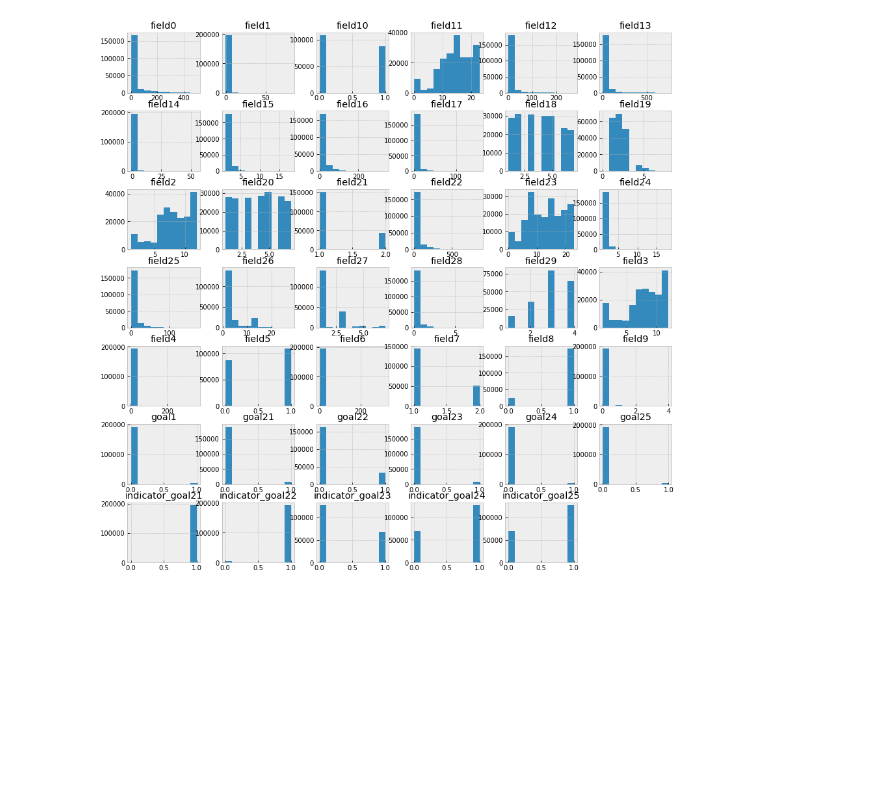
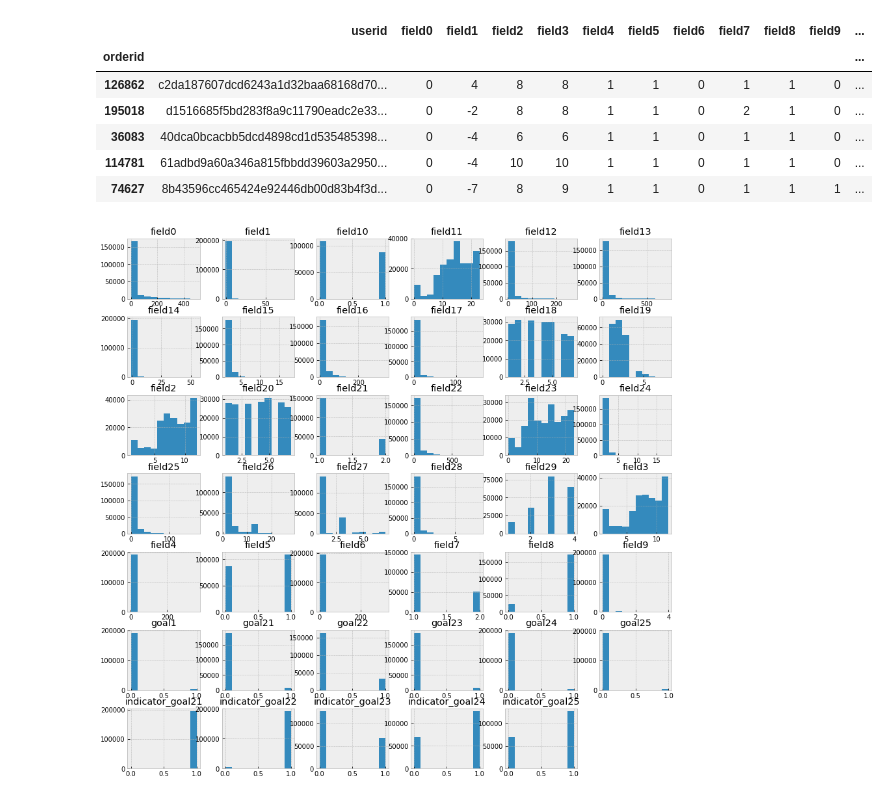
Before and after one commit to andygoosh/OneTwoTrip-Contest, a Jupyter notebook: workinprogress.ipynb, the cells around one changed output. Cells and saved outputs as stored; diff of their text form; code cells hidden in the pictures; blank space fills up the shorter version.

```diff
--- a/workinprogress.ipynb
+++ b/workinprogress.ipynb
@@ -99,3 +86,38 @@ Populating the interactive namespace from numpy and matplotlib
+# %%
+def anti_scaler(X):
+  #Anti-StandardScaler для Field1 и Field14 тиснуто отсюда https://github.com/IlyaSviridov/OneTwoTrip-Contest/blob/master/EDA_fields_1.ipynb
+  unique14 = np.unique(X['field14'])
+  new_unique14 = np.round(unique14 / 0.14006639 - 0.27860731).astype(int)
+  dict14 = {unique14[i]: new_unique14[i] for i in range(len(unique14))}
+  X['field14'] = X['field14'].apply(lambda x: dict14[x])
+
+  unique1 = np.unique(X['field1'])
+  new_unique1 = np.round(unique1  / 0.077571 + 0.0765905).astype(int)
+  dict1 = {unique1[i]: new_unique1[i] for i in range(len(unique1))}
+  X['field1'] = X['field1'].apply(lambda x: dict1[x])
+  return X
+
+df_train = pd.read_csv('https://boosters.pro/api/ch/files/pub/onetwotrip_challenge_train.csv', index_col='orderid') #, dtype={'field1': np.float64, 'field14': np.float64})
+df_test = pd.read_csv('https://boosters.pro/api/ch/files/pub/onetwotrip_challenge_test.csv', index_col='orderid') #, dtype={'field1': np.float64, 'field14': np.float64})
+
+df_train, df_oof = train_test_split(df_train, random_state=RS, shuffle=True, test_size=0.1)
+
+df_train = anti_scaler(df_train)
+df_test = anti_scaler(df_test)
+df_oof = anti_scaler(df_oof)
+
+TARGET = 'goal1'
+FTS = list(filter(lambda x: 'field' in x, df_train.columns))
+
+df_train.head()
+# %% [output]
+|  | userid | field0 | field1 | field2 | field3 | field4 | field5 | field6 | field7 | field8 | field9 | ... |
+| orderid |  |  |  |  |  |  |  |  |  |  |  | ... |
+| 126862 | c2da187607dcd6243a1d32baa68168d70... | 0 | 4 | 8 | 8 | 1 | 1 | 0 | 1 | 1 | 0 | ... |
+| 195018 | d1516685f5bd283f8a9c11790eadc2e33... | 0 | -2 | 8 | 8 | 1 | 1 | 0 | 2 | 1 | 0 | ... |
+| 36083 | 40dca0bcacbb5dcd4898cd1d535485398... | 0 | -4 | 6 | 6 | 1 | 1 | 0 | 1 | 1 | 0 | ... |
+| 114781 | 61adbd9a60a346a815fbbdd39603a2950... | 0 | -4 | 10 | 10 | 1 | 1 | 0 | 1 | 1 | 0 | ... |
+| 74627 | 8b43596cc465424e92446db00d83b4f3d... | 0 | -7 | 8 | 9 | 1 | 1 | 0 | 1 | 1 | 1 | ... |
 # %%
 fig, ax = plt.subplots(figsize=(15,15))
 df_train.hist(ax=ax);
```
Also changed, not shown: parts of 3 cells of this notebook.
